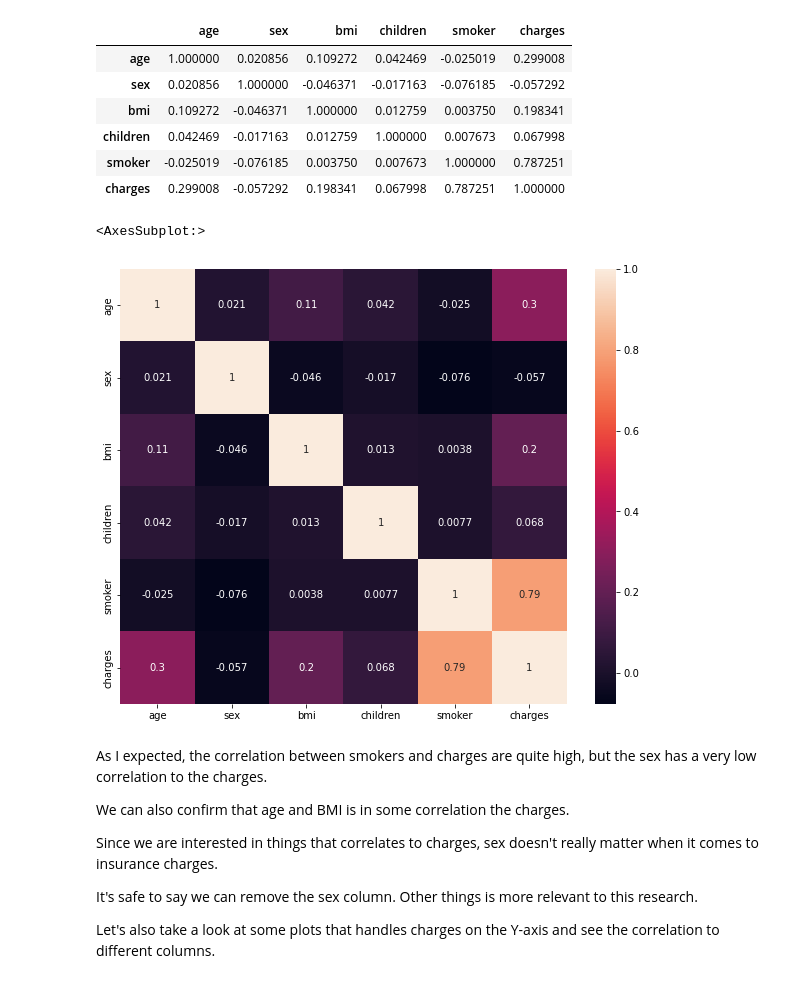
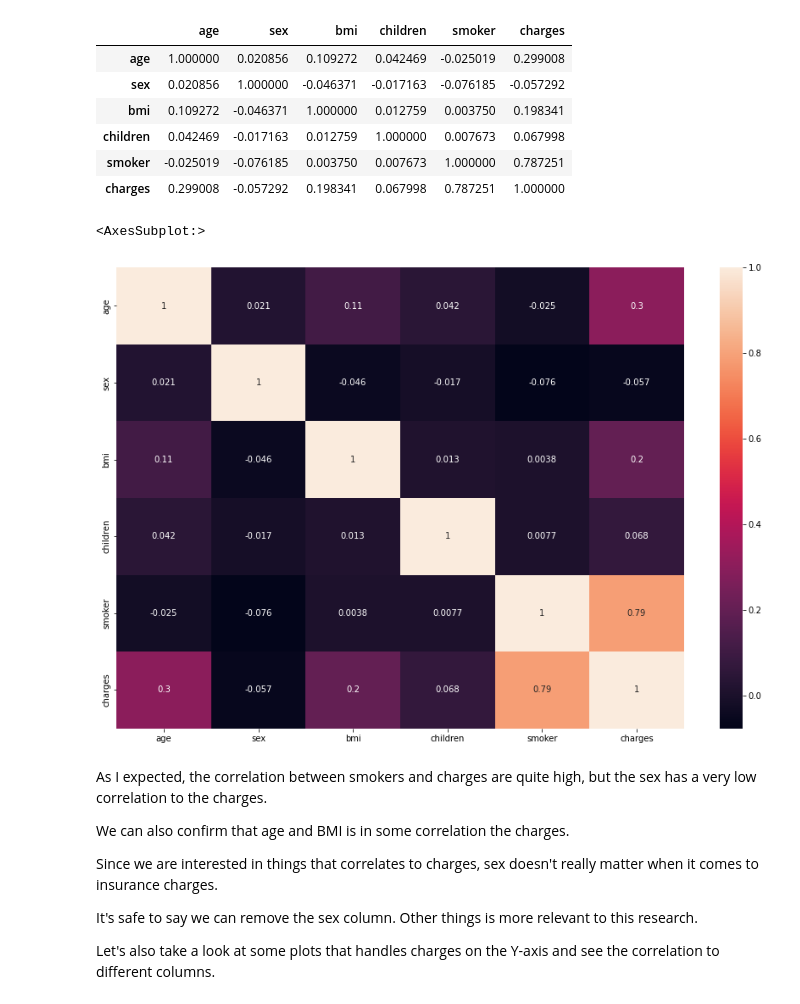
Before and after one commit to Shubban478/Data-Science, a Jupyter notebook: Sebastian.Lundgren_HMS.ipynb, the cells around one changed output. Cells and saved outputs as stored; diff of their text form; code cells hidden in the pictures.

```diff
--- a/Sebastian.Lundgren_HMS.ipynb
+++ b/Sebastian.Lundgren_HMS.ipynb
@@ -846,11 +849,11 @@ corr_insurance
 # %%
 # Using seaborns heatmap to see how the data correlates using the correlated insurance dataframe
 
-plt.figure(figsize=(10,8))
+plt.figure(figsize=(15, 10))
 sns.heatmap(corr_insurance, annot=True)
 # %% [output]
 <AxesSubplot:>
-[figure, old version]
+[figure, new version]
 # %% [markdown]
 As I expected, the correlation between smokers and charges are quite high, but the sex has a very low correlation to the charges.
 
```
Also changed, not shown: parts of 10 cells of this notebook, 4 other files.
